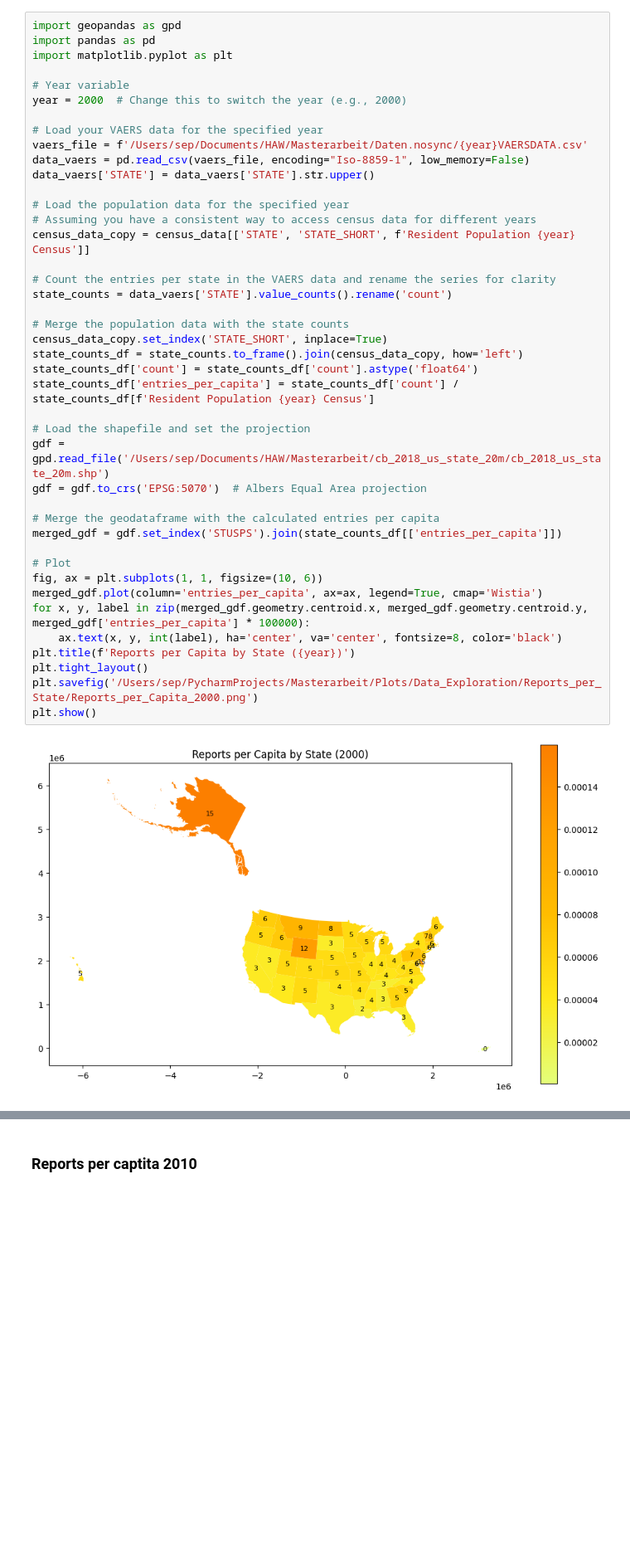
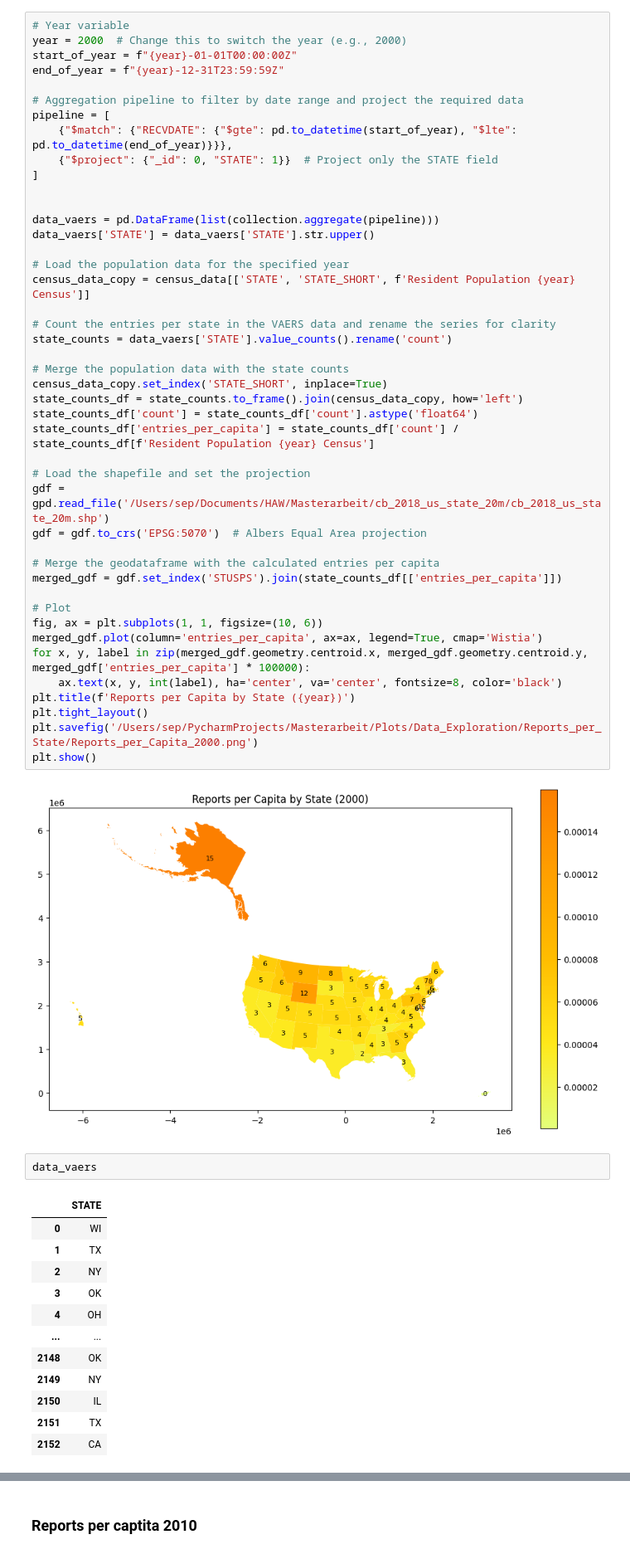
Before and after one commit to ZaNioxX/Masterarbeit, a Jupyter notebook: Data_Exploration/Reports_per_State.ipynb, the cells around one changed output, grey strips where cells are left out. Shown at 83% size. Drawn from its saved outputs; the diff is of its cells as text; blank space fills up the shorter version.

```diff
--- a/Data_Exploration/Reports_per_State.ipynb
+++ b/Data_Exploration/Reports_per_State.ipynb
@@ -350,20 +214,22 @@ plt.show()
 # %% [markdown]
 ### Reports per captita 2000
 # %%
-import geopandas as gpd
-import pandas as pd
-import matplotlib.pyplot as plt
-
 # Year variable
 year = 2000  # Change this to switch the year (e.g., 2000)
+start_of_year = f"{year}-01-01T00:00:00Z"
+end_of_year = f"{year}-12-31T23:59:59Z"
 
-# Load your VAERS data for the specified year
-vaers_file = f'/Users/sep/Documents/HAW/Masterarbeit/Daten.nosync/{year}VAERSDATA.csv'
-data_vaers = pd.read_csv(vaers_file, encoding="Iso-8859-1", low_memory=False)
+# Aggregation pipeline to filter by date range and project the required data
+pipeline = [
+    {"$match": {"RECVDATE": {"$gte": pd.to_datetime(start_of_year), "$lte": pd.to_datetime(end_of_year)}}},
+    {"$project": {"_id": 0, "STATE": 1}}  # Project only the STATE field
+]
+
+
+data_vaers = pd.DataFrame(list(collection.aggregate(pipeline)))
 data_vaers['STATE'] = data_vaers['STATE'].str.upper()
 
 # Load the population data for the specified year
-# Assuming you have a consistent way to access census data for different years
 census_data_copy = census_data[['STATE', 'STATE_SHORT', f'Resident Population {year} Census']]
 
 # Count the entries per state in the VAERS data and rename the series for clarity
@@ -393,3 +259,18 @@ plt.savefig('/Users/sep/PycharmProjects/Masterarbeit/Plots/Data_Exploration/Repo
 plt.show()
 # %% [output]
 [figure]
+# %%
+data_vaers
+# %% [output]
+|  | STATE |
+| 0 | WI |
+| 1 | TX |
+| 2 | NY |
+| 3 | OK |
+| 4 | OH |
+| ... | ... |
+| 2148 | OK |
+| 2149 | NY |
+| 2150 | IL |
+| 2151 | TX |
+| 2152 | CA |
```
Also changed, not shown: parts of 29 cells of this notebook, 5 other files.
